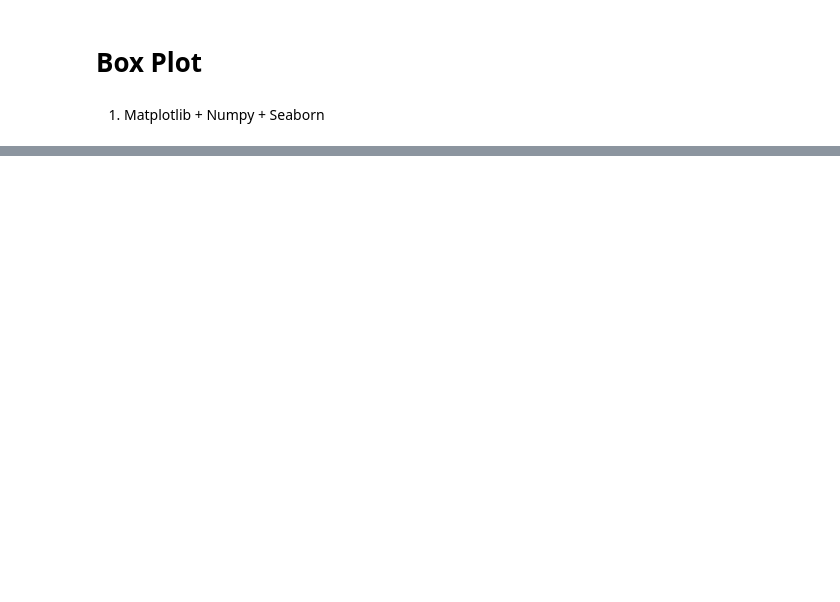
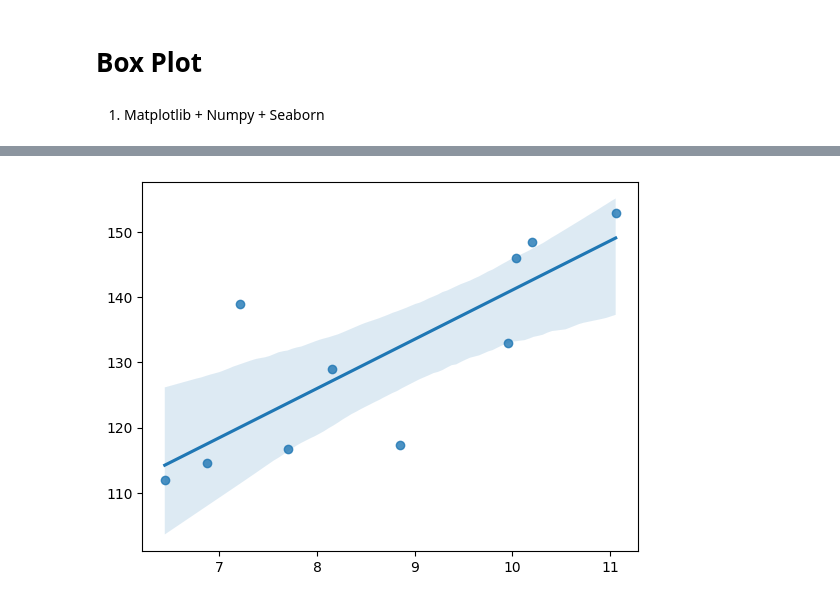
Before and after one commit to IrfanArsyananda/Analisis-Data-dengan-Python, a Jupyter notebook: Data Visualization/Contoh Chart.ipynb, the cells around one changed output, grey strips where cells are left out. Cells and saved outputs as stored; diff of their text form; code cells hidden in the pictures; blank space fills up the shorter version.

```diff
--- a/Data Visualization/Contoh Chart.ipynb
+++ b/Data Visualization/Contoh Chart.ipynb
@@ -113,0 +138,6 @@ plt.show()
+# %%
+# Melihat hubungan atau korelasi menggunakan 'regplot'
+sns.regplot(x=lemon_diameter, y=lemon_weight)
+plt.show()
+# %% [output]
+[figure, added]
```
Also changed, not shown: parts of 20 cells of this notebook.
